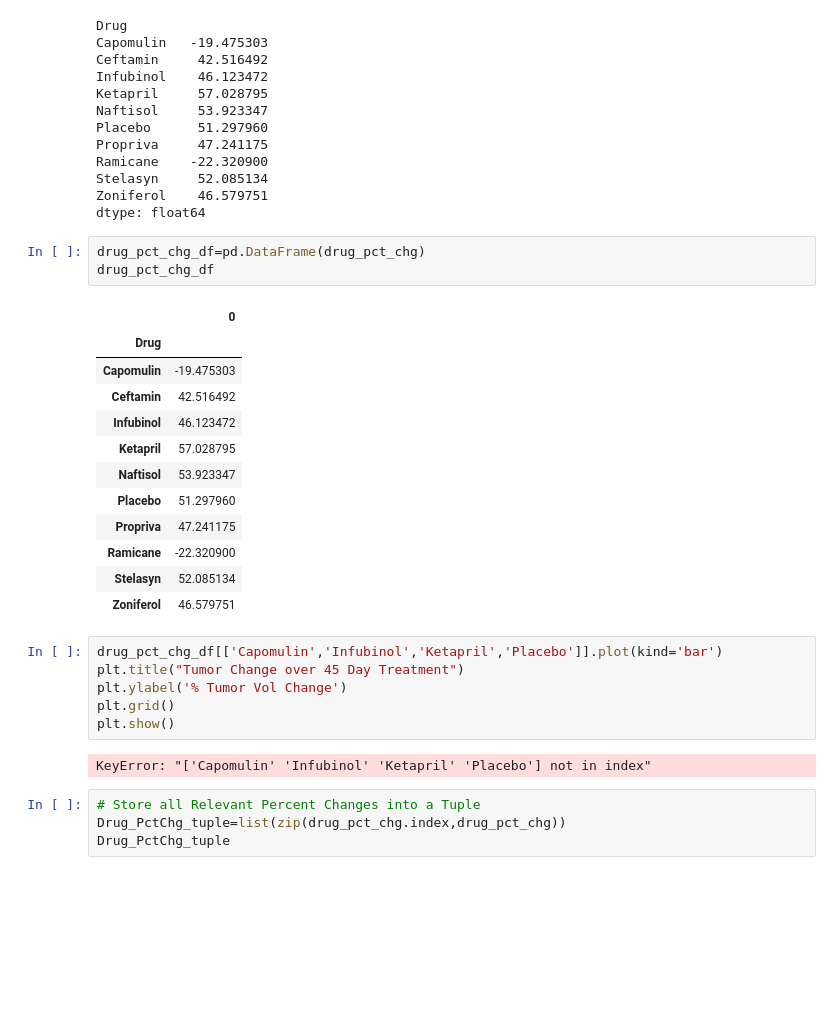
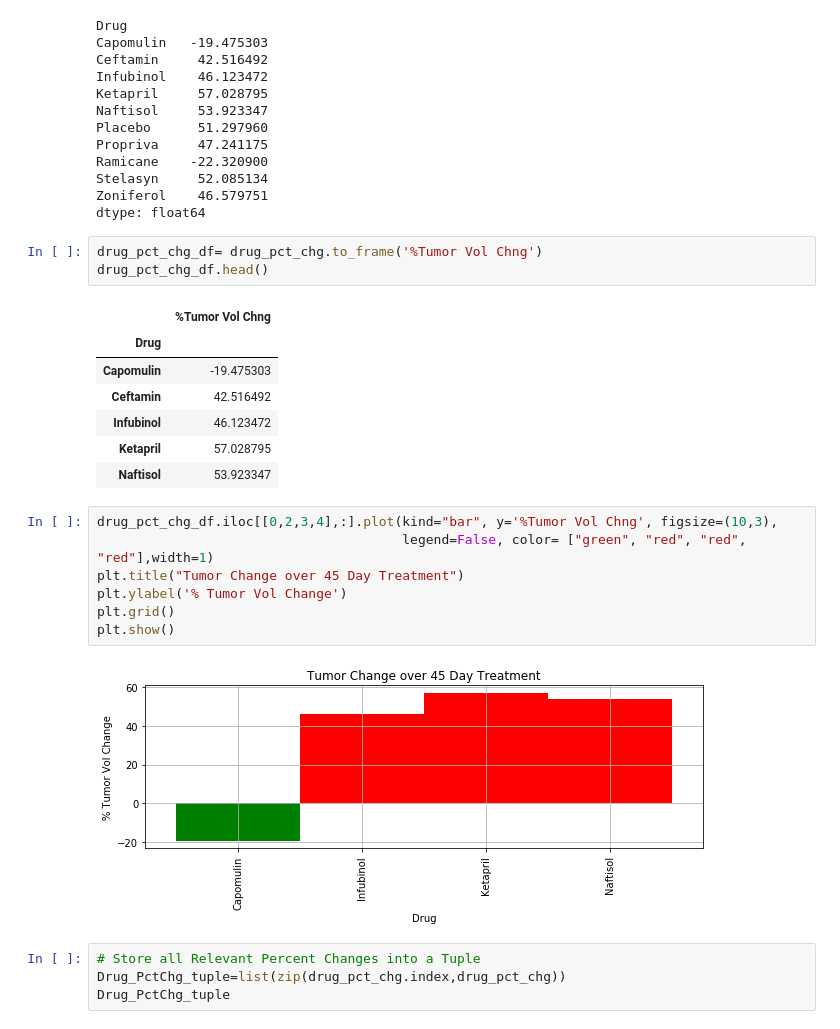
Before and after one commit to velmavasquez/Matplotlib-Hwk_V.Vasquez, a Jupyter notebook: pymaceuticals_velma.ipynb, the cells around one changed output. Saved outputs shown, nothing was run; the diff lists cells and outputs as text; blank space fills up the shorter version.

```diff
--- a/pymaceuticals_velma.ipynb
+++ b/pymaceuticals_velma.ipynb
@@ -337,29 +337,25 @@ Stelasyn     52.085134
 Zoniferol    46.579751
 dtype: float64
 # %%
-drug_pct_chg_df=pd.DataFrame(drug_pct_chg)
-drug_pct_chg_df
+drug_pct_chg_df= drug_pct_chg.to_frame('%Tumor Vol Chng')
+drug_pct_chg_df.head()
 # %% [output]
-|  | 0 |
+|  | %Tumor Vol Chng |
 | Drug |  |
 | Capomulin | -19.475303 |
 | Ceftamin | 42.516492 |
 | Infubinol | 46.123472 |
 | Ketapril | 57.028795 |
 | Naftisol | 53.923347 |
-| Placebo | 51.297960 |
-| Propriva | 47.241175 |
-| Ramicane | -22.320900 |
-| Stelasyn | 52.085134 |
-| Zoniferol | 46.579751 |
 # %%
-drug_pct_chg_df[['Capomulin','Infubinol','Ketapril','Placebo']].plot(kind='bar')
+drug_pct_chg_df.iloc[[0,2,3,4],:].plot(kind="bar", y='%Tumor Vol Chng', figsize=(10,3),
+                                       legend=False, color= ["green", "red", "red", "red"],width=1)
 plt.title("Tumor Change over 45 Day Treatment")
 plt.ylabel('% Tumor Vol Change')
 plt.grid()
 plt.show()
 # %% [output]
-KeyError: "['Capomulin' 'Infubinol' 'Ketapril' 'Placebo'] not in index"
+[figure, added]
 # %%
 # Store all Relevant Percent Changes into a Tuple
 Drug_PctChg_tuple=list(zip(drug_pct_chg.index,drug_pct_chg))
```
Also changed, not shown: parts of 2 cells of this notebook, 1 other file.
